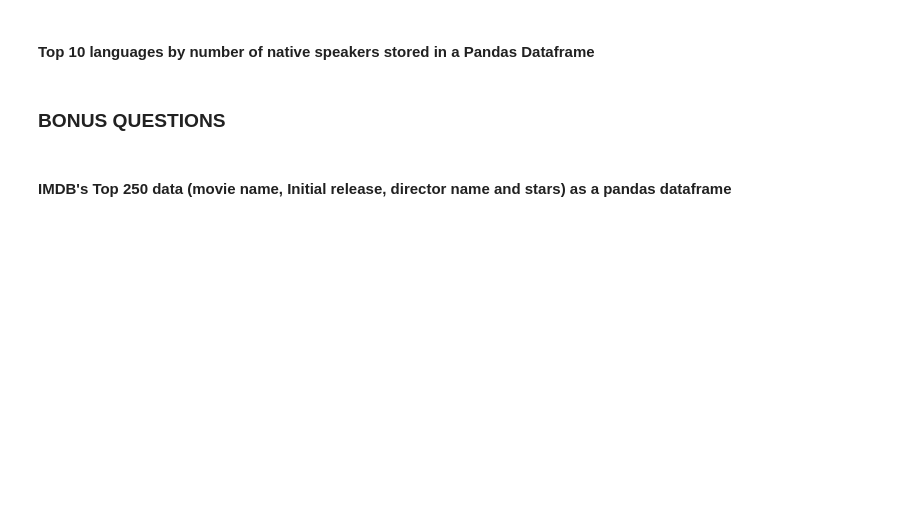
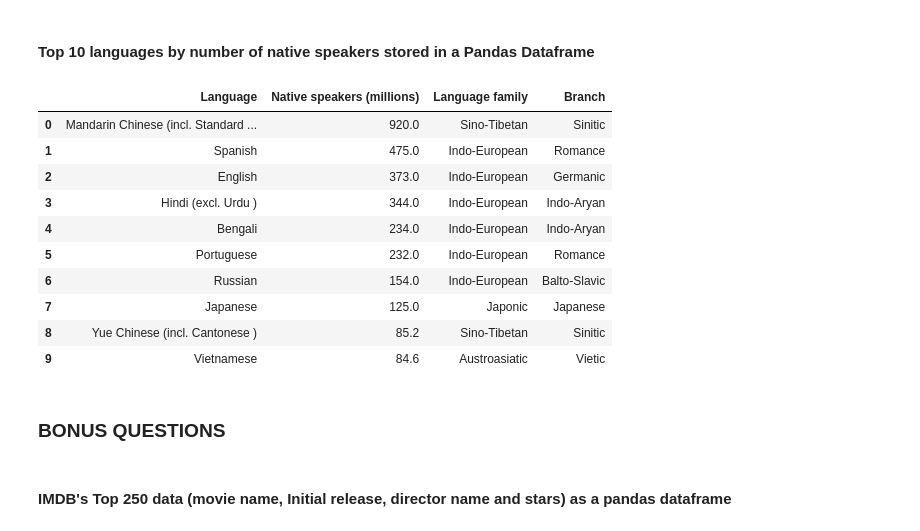
Before and after one commit to Ironhack-data-bcn-january-2023/lab-web-scraping, a Jupyter notebook: your-code/main.ipynb, the cells around one changed output. Drawn from its saved outputs; the diff is of its cells as text; code cells hidden in the pictures; blank space fills up the shorter version.

```diff
--- a/your-code/main.ipynb
+++ b/your-code/main.ipynb
@@ -314,4 +364,4 @@ url = 'https://data.gov.uk/'
 #### Top 10 languages by number of native speakers stored in a Pandas Dataframe
 # %%
 # This is the url you will scrape in this exercise
-url = 'https://en.wikipedia.org/wiki/List_of_languages_by_number_of_native_speakers'
+url_10 = 'https://en.wikipedia.org/wiki/List_of_languages_by_number_of_native_speakers'
@@ -320,3 +368,24 @@ url = 'https://en.wikipedia.org/wiki/List_of_languages_by_number_of_native_speak
+# %%
+#your code
+html_10 = requests.get(url_10)
+soup_10 = BeautifulSoup(html_10.content, 'html.parser')
+tags_10 = soup_10.find_all('table', attrs={'class': 'wikitable'})
+# %%
+tags_10[0]
+top10_spoken_languages = pd.read_html(tags_10[0].prettify())[0][:10]
+top10_spoken_languages
+# %% [output]
+|  | Language | Native speakers (millions) | Language family | Branch |
+| 0 | Mandarin Chinese (incl. Standard ... | 920.0 | Sino-Tibetan | Sinitic |
+| 1 | Spanish | 475.0 | Indo-European | Romance |
+| 2 | English | 373.0 | Indo-European | Germanic |
+| 3 | Hindi (excl. Urdu ) | 344.0 | Indo-European | Indo-Aryan |
+| 4 | Bengali | 234.0 | Indo-European | Indo-Aryan |
+| 5 | Portuguese | 232.0 | Indo-European | Romance |
+| 6 | Russian | 154.0 | Indo-European | Balto-Slavic |
+| 7 | Japanese | 125.0 | Japonic | Japanese |
+| 8 | Yue Chinese (incl. Cantonese ) | 85.2 | Sino-Tibetan | Sinitic |
+| 9 | Vietnamese | 84.6 | Austroasiatic | Vietic |
 # %% [markdown]
 ### BONUS QUESTIONS
 # %% [markdown]
```
Also changed, not shown: parts of 10 cells of this notebook.
